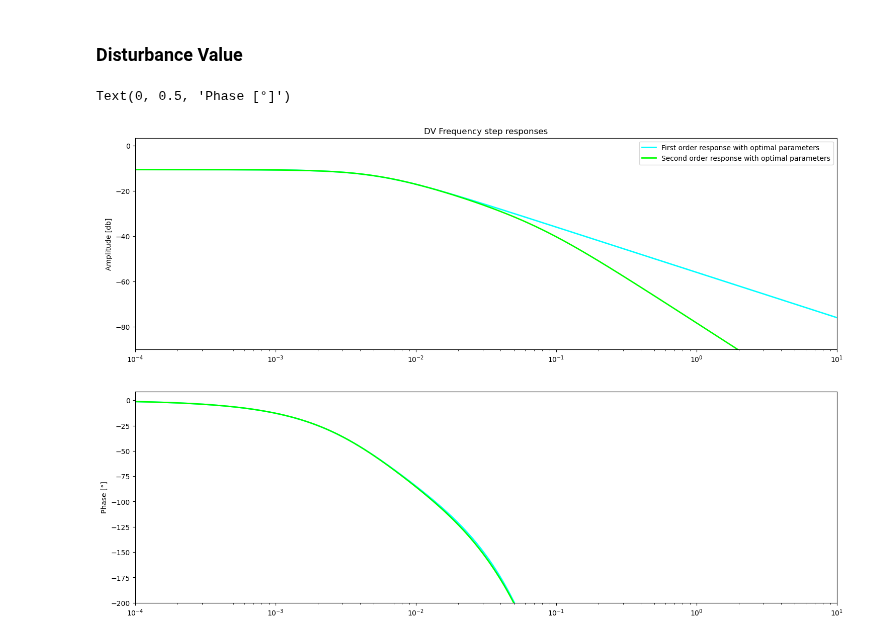
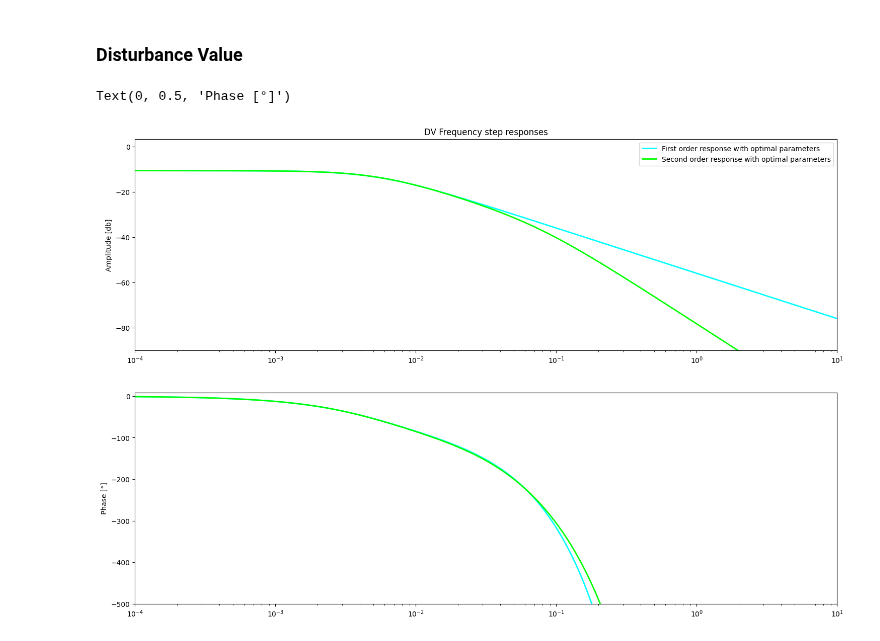
Before and after one commit to sstav0/Lab_Control_Theory, a Jupyter notebook: Simulation_OLP.ipynb, the cells around one changed output. Cells and saved outputs as stored; diff of their text form; code cells hidden in the pictures.

```diff
--- a/Simulation_OLP.ipynb
+++ b/Simulation_OLP.ipynb
@@ -269,32 +269,32 @@ P_ODV_FOPDT = Process({'Kp' : Kp_ODV_FOPDT, 'theta' : theta_ODV_FOPDT, 'Tlag1' :
 P_ODV_SOPDT = Process({'Kp' : Kp_ODV_SOPDT, 'theta' : theta_ODV_SOPDT, 'Tlag1' : T1_ODV_SOPDT, 'Tlag2' : T2_ODV_SOPDT})
 
 omega = np.logspace(-4, 1, 10000)
 Ps_ODV_FOPDT = Bode(P_ODV_FOPDT, omega, False) # Optimal Broida
 Ps_ODV_SOPDT = Bode(P_ODV_SOPDT, omega, False) # Optimal van der Grinten
 
 plt.figure(figsize = (18,12))
 
 # Gain plot
 plt.subplot(2,1,1)
 gain_min = np.min(20*np.log10(np.abs(Ps_ODV_FOPDT)/5))
 gain_max = np.max(20*np.log10(np.abs(Ps_ODV_FOPDT)*5))
 plt.semilogx(omega,20*np.log10(np.abs(Ps_ODV_FOPDT)),'cyan',linewidth=2,label='First order response with optimal parameters')
 plt.semilogx(omega,20*np.log10(np.abs(Ps_ODV_SOPDT)),'lime',linewidth=2,label='Second order response with optimal parameters')
 plt.xlim([np.min(omega), np.max(omega)])
 plt.ylim([gain_min, gain_max])
 plt.ylabel('Amplitude [db]')
 plt.title('DV Frequency step responses')
 plt.legend(loc='best')
 
 # Phase plot
 plt.subplot(2,1,2)
 ph_min = np.min((180/np.pi)*np.unwrap(np.angle(Ps_ODV_FOPDT))) - 10
 ph_max = np.max((180/np.pi)*np.unwrap(np.angle(Ps_ODV_FOPDT))) + 10
 plt.semilogx(omega, (180/np.pi)*np.unwrap(np.angle(Ps_ODV_FOPDT)),'cyan',linewidth=2)
 plt.semilogx(omega, (180/np.pi)*np.unwrap(np.angle(Ps_ODV_SOPDT)),'lime',linewidth=2)
 plt.xlim([np.min(omega), np.max(omega)])
-plt.ylim([np.max([ph_min, -200]), ph_max])
+plt.ylim([np.max([ph_min, -500]), ph_max])
 plt.ylabel('Phase [°]')
 # %% [output]
 Text(0, 0.5, 'Phase [°]')
-[figure, old version]
+[figure, new version]
```
Also changed, not shown: parts of 3 cells of this notebook.
